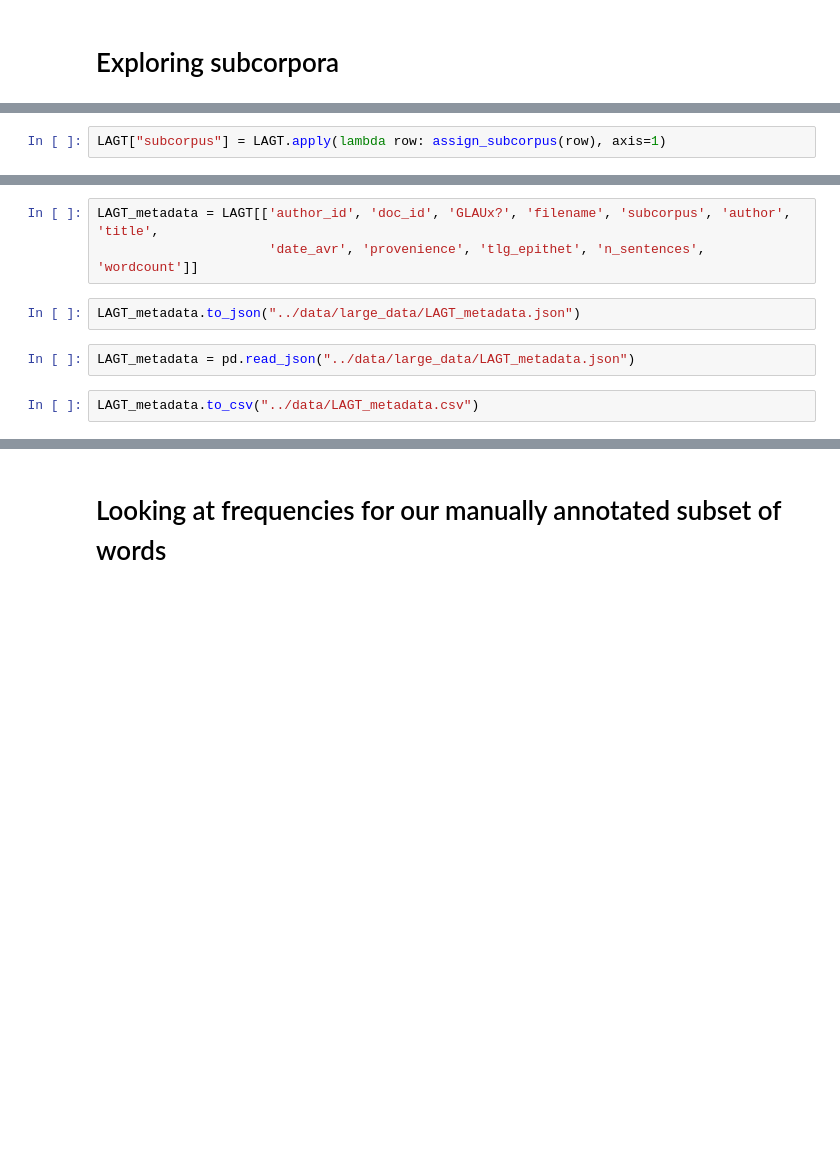
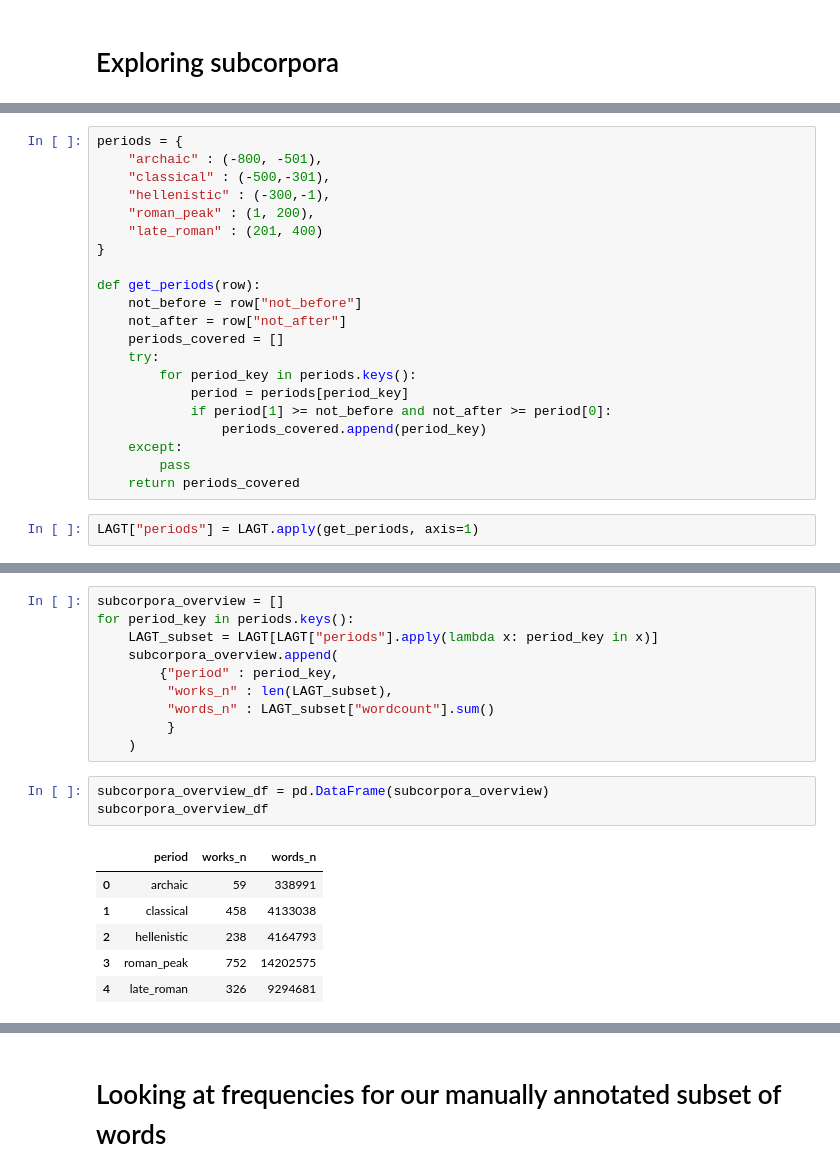
Before and after one commit to kasev/theos, a Jupyter notebook: scripts/1_lagt_ngrams_extraction+explorations.ipynb, the cells around one changed output, grey strips where cells are left out. Drawn from its saved outputs; the diff is of its cells as text; blank space fills up the shorter version.

```diff
--- a/scripts/1_lagt_ngrams_extraction+explorations.ipynb
+++ b/scripts/1_lagt_ngrams_extraction+explorations.ipynb
@@ -198,2 +209,23 @@ def assign_subcorpus(row):
+# %%
+periods = {
+    "archaic" : (-800, -501),
+    "classical" : (-500,-301),
+    "hellenistic" : (-300,-1),
+    "roman_peak" : (1, 200),
+    "late_roman" : (201, 400)
+}
+
+def get_periods(row):
+    not_before = row["not_before"]
+    not_after = row["not_after"]
+    periods_covered = []
+    try:
+        for period_key in periods.keys():
+            period = periods[period_key]
+            if period[1] >= not_before and not_after >= period[0]:
+                periods_covered.append(period_key)
+    except:
+        pass
+    return periods_covered
 # %%
-LAGT["subcorpus"] = LAGT.apply(lambda row: assign_subcorpus(row), axis=1)
+LAGT["periods"] = LAGT.apply(get_periods, axis=1)
@@ -258,9 +232,20 @@ Index(['archaic', 'christian', 'classical', 'jewish', 'roman'], dtype='object',
-# %%
-LAGT_metadata = LAGT[['author_id', 'doc_id', 'GLAUx?', 'filename', 'subcorpus', 'author', 'title',
-                      'date_avr', 'provenience', 'tlg_epithet', 'n_sentences', 'wordcount']]
-# %%
-LAGT_metadata.to_json("../data/large_data/LAGT_metadata.json")
-# %%
-LAGT_metadata = pd.read_json("../data/large_data/LAGT_metadata.json")
-# %%
-LAGT_metadata.to_csv("../data/LAGT_metadata.csv")
+# %%
+subcorpora_overview = []
+for period_key in periods.keys():
+    LAGT_subset = LAGT[LAGT["periods"].apply(lambda x: period_key in x)]
+    subcorpora_overview.append(
+        {"period" : period_key,
+         "works_n" : len(LAGT_subset),
+         "words_n" : LAGT_subset["wordcount"].sum()
+         }
+    )
+# %%
+subcorpora_overview_df = pd.DataFrame(subcorpora_overview)
+subcorpora_overview_df
+# %% [output]
+|  | period | works_n | words_n |
+| 0 | archaic | 59 | 338991 |
+| 1 | classical | 458 | 4133038 |
+| 2 | hellenistic | 238 | 4164793 |
+| 3 | roman_peak | 752 | 14202575 |
+| 4 | late_roman | 326 | 9294681 |
```
Also changed, not shown: parts of 32 cells of this notebook, 1 other file.
